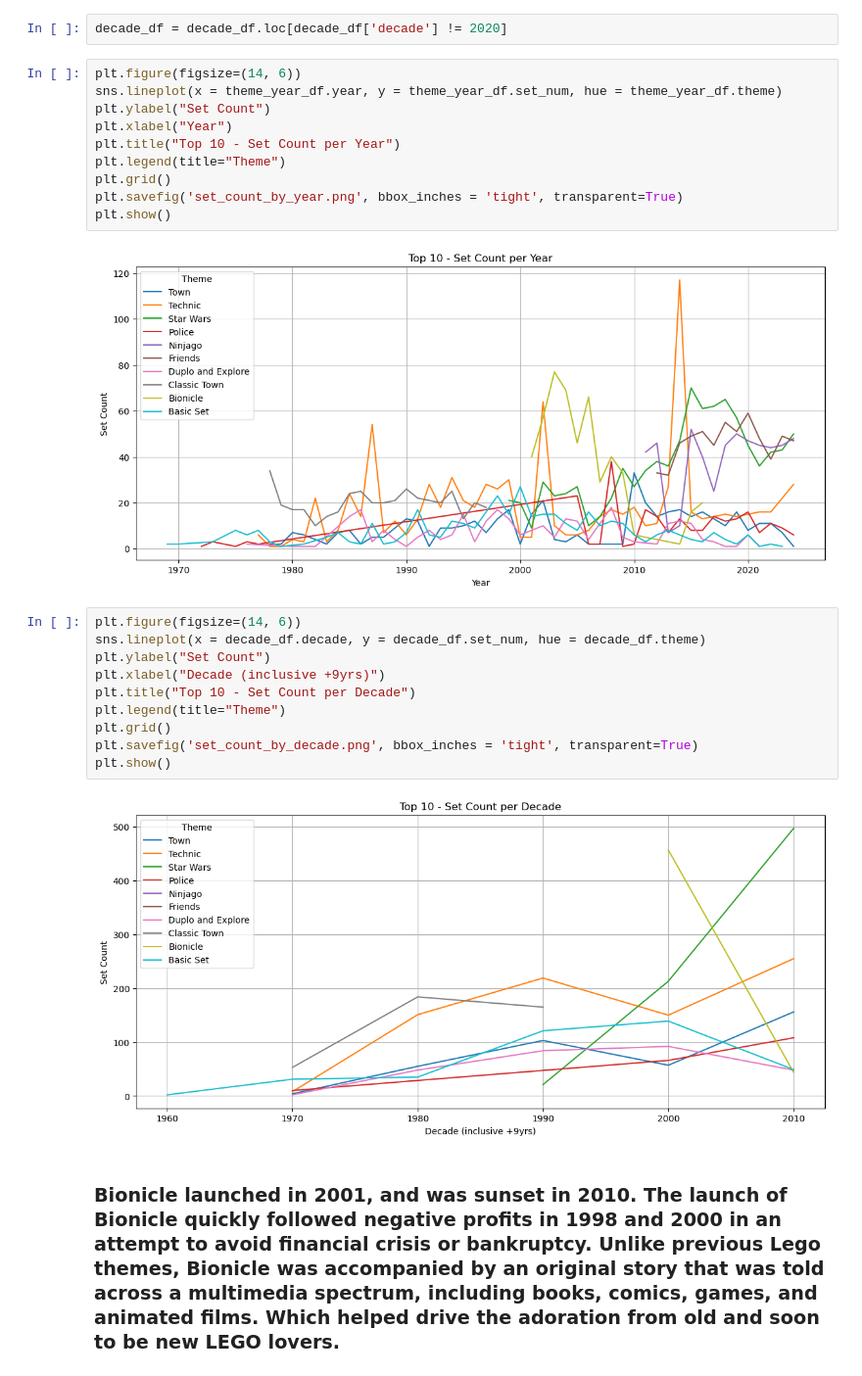
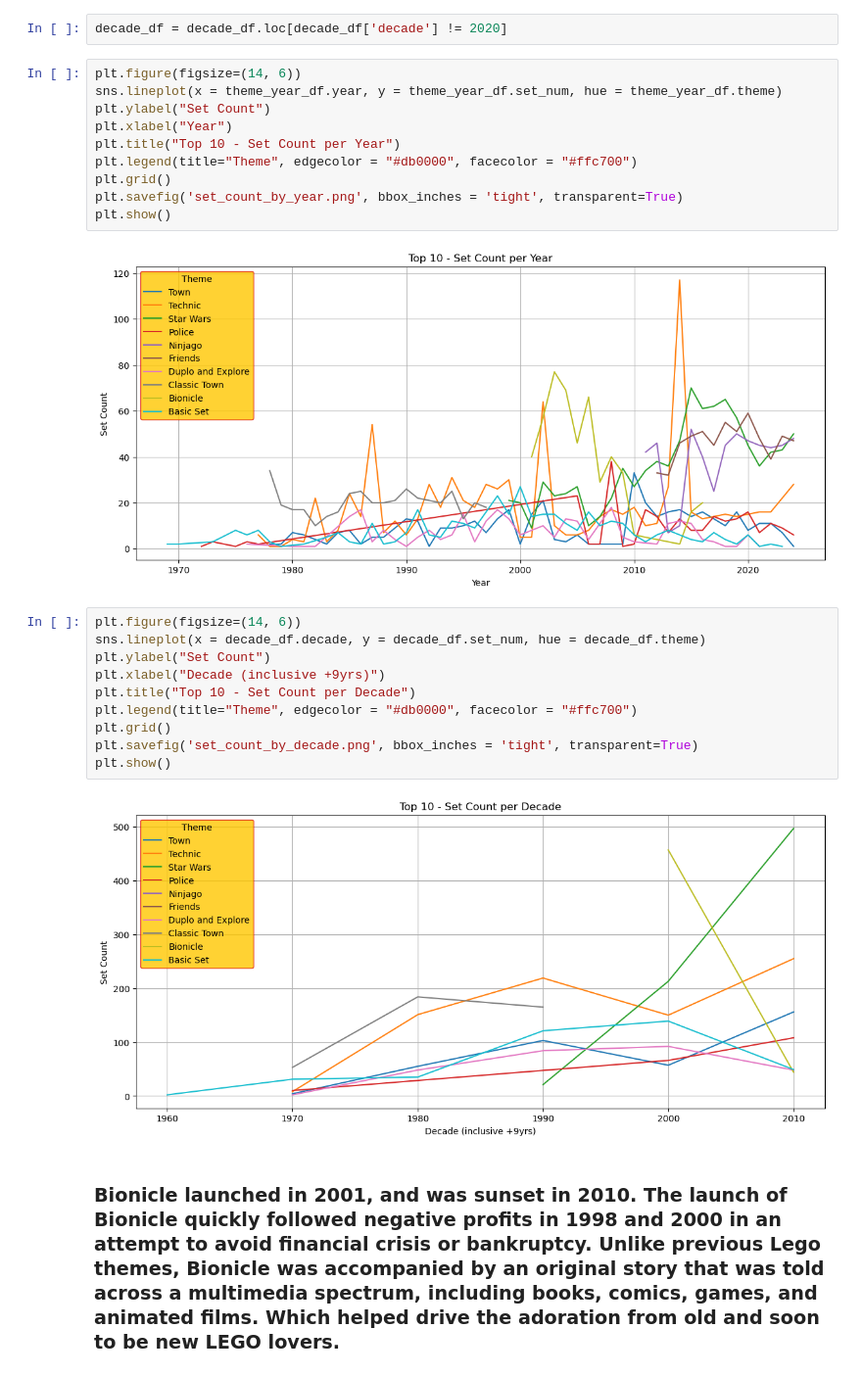
Before and after one commit to david423br/david-ruiz-capstone-ddr14, a Jupyter notebook: notebook/Lego_Capstone.ipynb, the cells around one changed output. Shown at 98% size. Saved outputs shown, nothing was run; the diff lists cells and outputs as text.

```diff
--- a/notebook/Lego_Capstone.ipynb
+++ b/notebook/Lego_Capstone.ipynb
@@ -131,27 +131,27 @@ decade_df = decade_df.loc[decade_df['decade'] != 2020]
 # %%
 plt.figure(figsize=(14, 6))
 sns.lineplot(x = theme_year_df.year, y = theme_year_df.set_num, hue = theme_year_df.theme)
 plt.ylabel("Set Count")
 plt.xlabel("Year")
 plt.title("Top 10 - Set Count per Year")
-plt.legend(title="Theme")
+plt.legend(title="Theme", edgecolor = "#db0000", facecolor = "#ffc700")
 plt.grid()
 plt.savefig('set_count_by_year.png', bbox_inches = 'tight', transparent=True)
 plt.show()
 # %% [output]
-[figure, old version]
+[figure, new version]
 # %%
 plt.figure(figsize=(14, 6))
 sns.lineplot(x = decade_df.decade, y = decade_df.set_num, hue = decade_df.theme)
 plt.ylabel("Set Count")
 plt.xlabel("Decade (inclusive +9yrs)")
 plt.title("Top 10 - Set Count per Decade")
-plt.legend(title="Theme")
+plt.legend(title="Theme", edgecolor = "#db0000", facecolor = "#ffc700")
 plt.grid()
 plt.savefig('set_count_by_decade.png', bbox_inches = 'tight', transparent=True)
 plt.show()
 # %% [output]
-[figure, old version]
+[figure, new version]
 # %% [markdown]
 ### Bionicle launched in 2001, and was sunset in 2010. The launch of Bionicle quickly followed negative profits in 1998 and 2000 in an attempt to avoid financial crisis or bankruptcy. Unlike previous Lego themes, Bionicle was accompanied by an original story that was told across a multimedia spectrum, including books, comics, games, and animated films. Which helped drive the adoration from old and soon to be new LEGO lovers.
 # %% [markdown]
```
Also changed, not shown: parts of 8 cells of this notebook, 11 other files.
